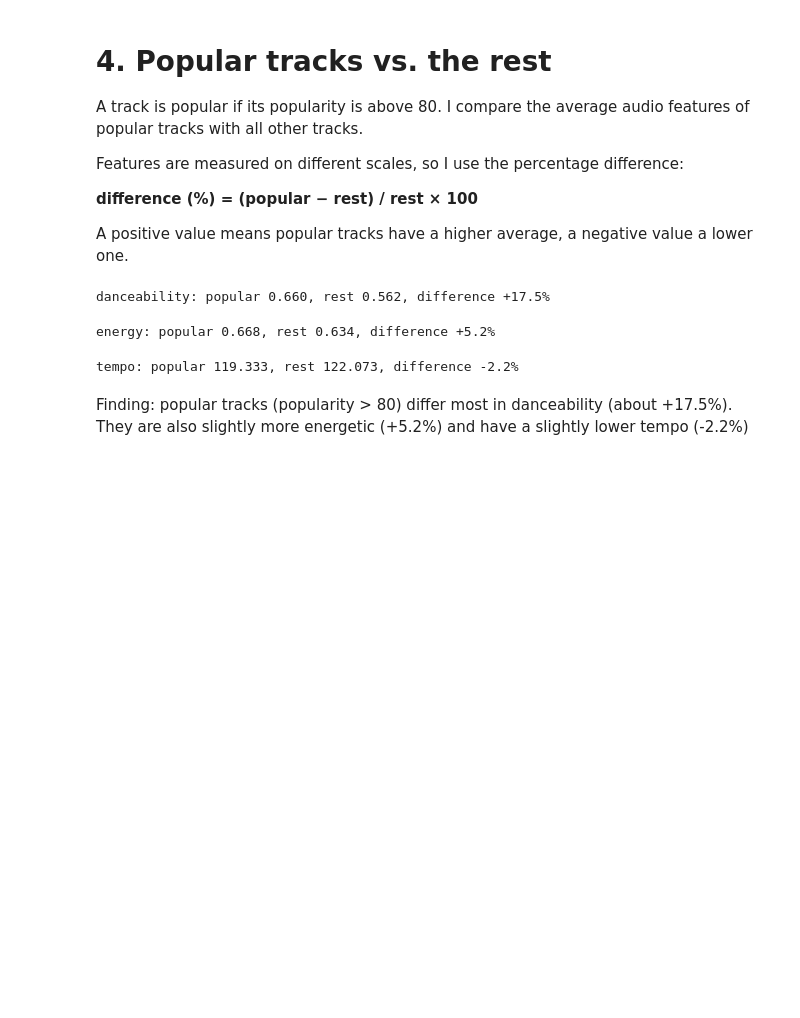
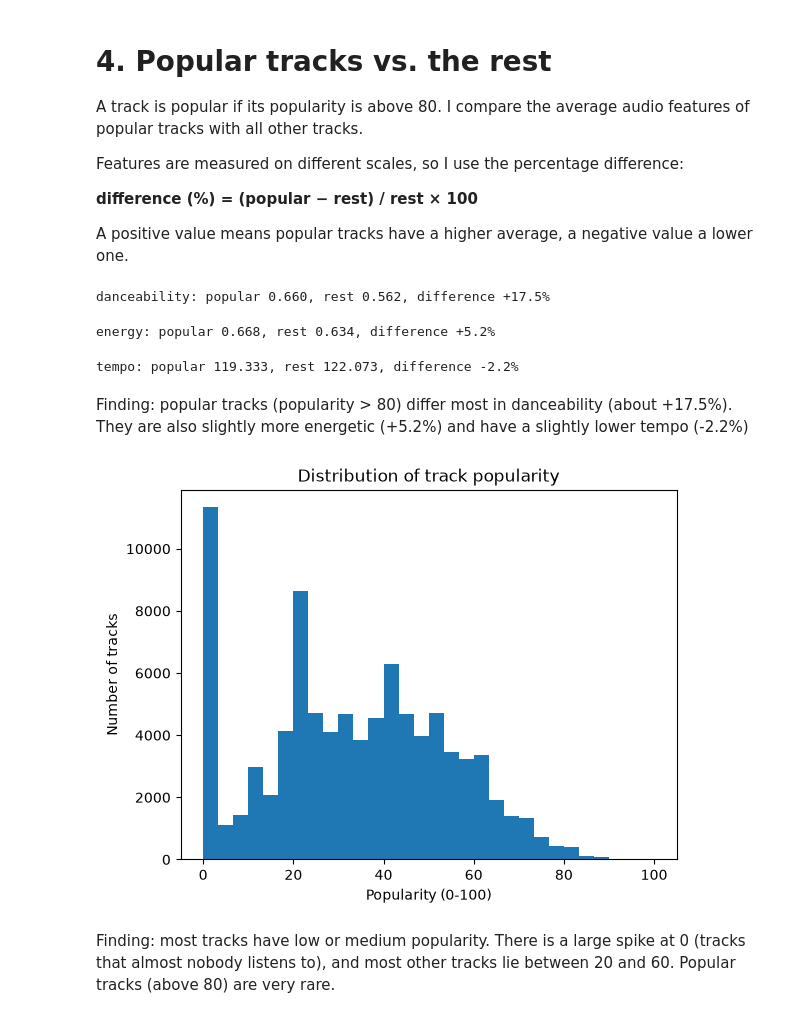
Before and after one commit to KateTsentilo/spotify-analysis, a Jupyter notebook: notebooks/analysis.ipynb, the cells around one changed output. Saved outputs shown, nothing was run; the diff lists cells and outputs as text; code cells hidden in the pictures; blank space fills up the shorter version.

Commit message:
Add popularity histogram

```diff
--- a/notebooks/analysis.ipynb
+++ b/notebooks/analysis.ipynb
@@ -215,0 +218,10 @@ lower tempo (-2.2%)
+# %%
+plt.hist(unique_tracks["popularity"], bins=30)
+plt.title("Distribution of track popularity")
+plt.xlabel("Popularity (0-100)")
+plt.ylabel("Number of tracks")
+plt.show()
+# %% [output]
+[figure, added]
+# %% [markdown]
+Finding: most tracks have low or medium popularity. There is a large spike at 0 (tracks that almost nobody listens to), and most other tracks lie between 20 and 60. Popular tracks (above 80) are very rare.
```
Also changed, not shown: parts of 1 cell of this notebook.
